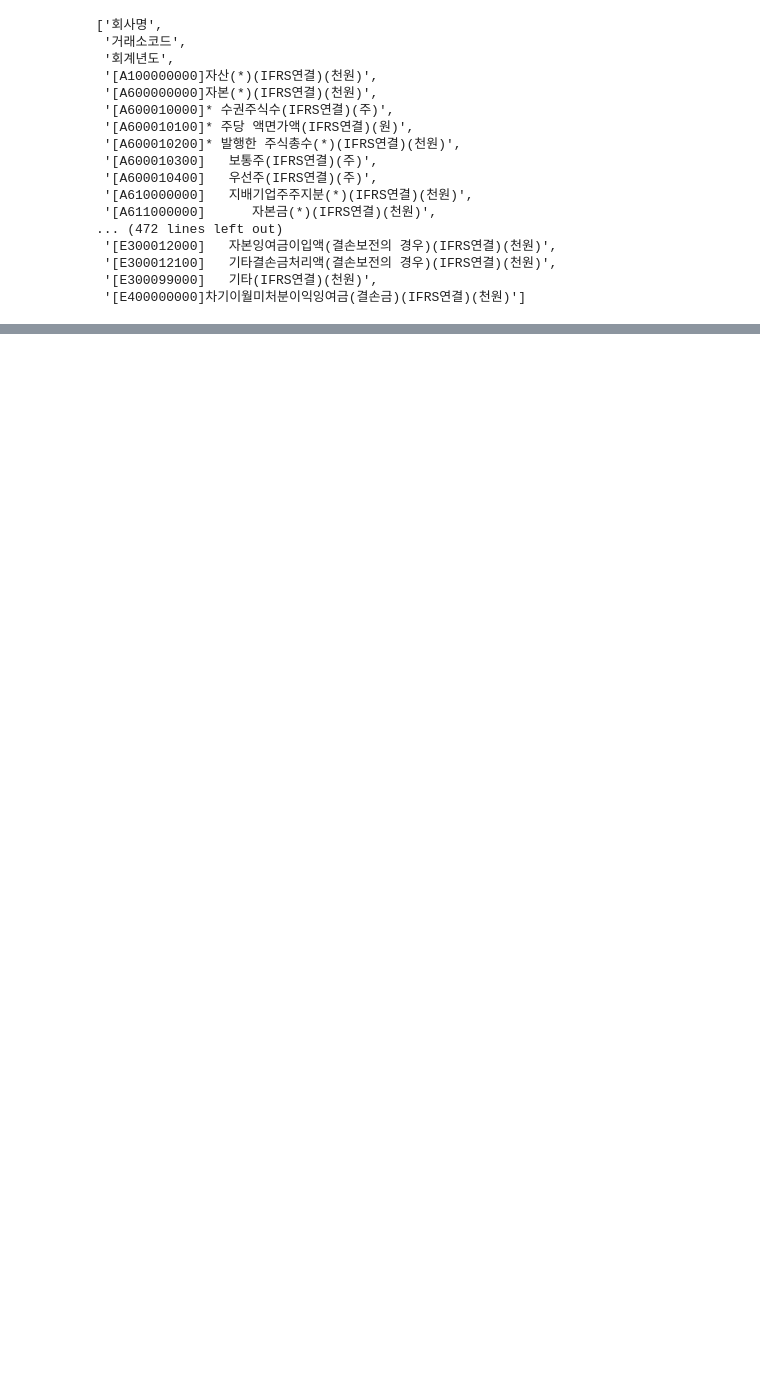
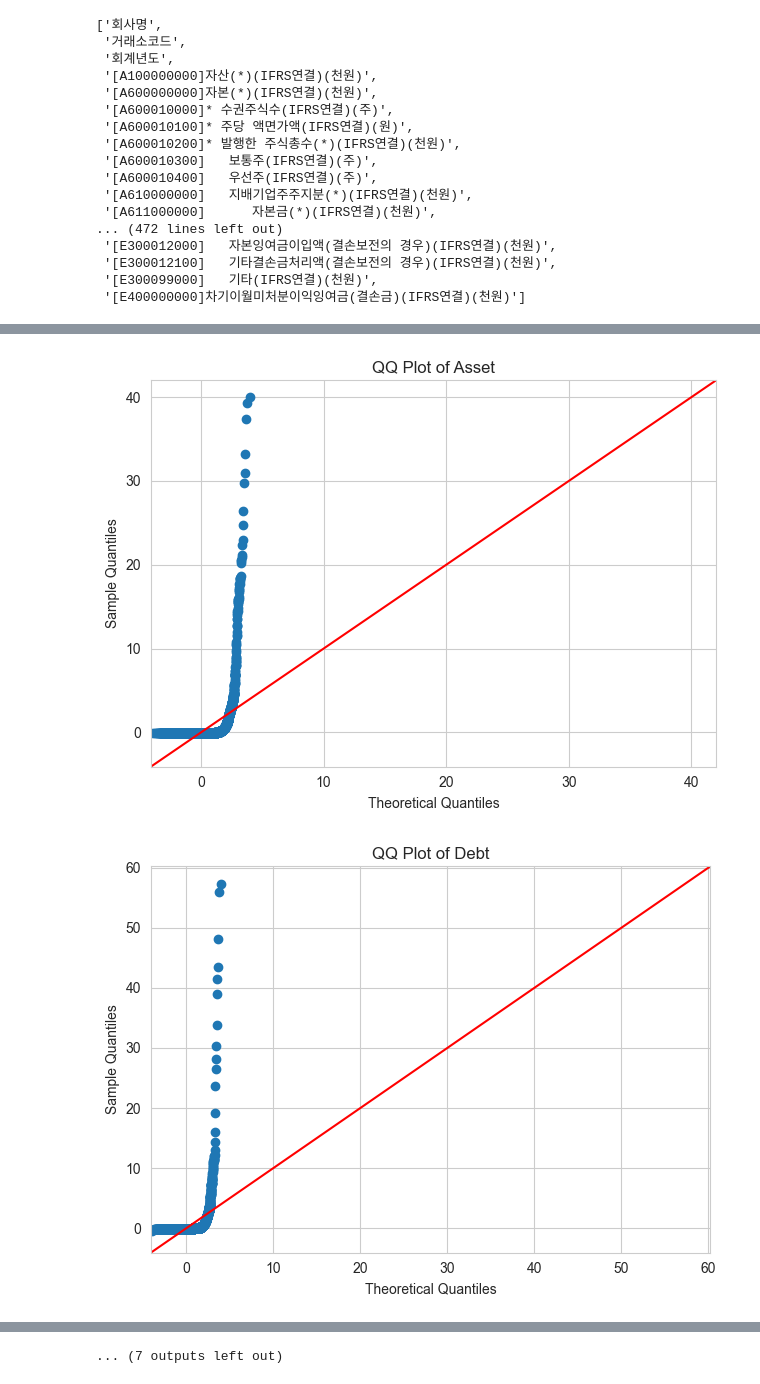
Before and after one commit to Pengi99/P2_Default-invest, a Jupyter notebook: notebooks/jongho.ipynb, the cells around one changed output, grey strips where cells are left out. Drawn from its saved outputs; the diff is of its cells as text; code cells hidden in the pictures; blank space fills up the shorter version.

```diff
--- a/notebooks/jongho.ipynb
+++ b/notebooks/jongho.ipynb
@@ -272,16 +301,0 @@ display(vif_vals.sort_values(ascending=False).head(10))
-# %%
-# 7-1. 포인트-바이시리얼 상관계수
-pb_dict = {
-    col: pointbiserialr(df[col].fillna(0), df[target_col])[0]
-    for col in num_cols
-}
-pb_series = pd.Series(pb_dict, name='point_biserial')
-display(pb_series.sort_values(key=np.abs, ascending=False).head(10))
-
-# 7-2. 변수별 상자그림 (부실 vs 정상)
-plt.figure(figsize=(12,4))
-for i, c in enumerate(num_cols[:3], 1):    # 샘플 3개 변수
-    plt.subplot(1,3,i)
-    sns.boxplot(x=target_col, y=c, data=df)
-    plt.title(c)
-plt.tight_layout(); plt.show()
@@ -297,0 +302,34 @@ plt.title("Class Distribution"); plt.show()
+# %%
+import matplotlib.pyplot as plt
+import seaborn as sns
+import statsmodels.api as sm
+
+# ─────────────────────────────────────────────
+# QQ-Plot: 각 변수별로 화면에 표시
+# ─────────────────────────────────────────────
+for col in df.columns:
+    sm.qqplot(df[col].dropna(), line='45', fit=True)
+    plt.title(f"QQ Plot of {col}")
+    plt.xlabel("Theoretical Quantiles")
+    plt.ylabel("Sample Quantiles")
+    plt.tight_layout()
+    plt.show()
+    plt.close()
+
+# ─────────────────────────────────────────────
+# Scatter: 'Asset' 기준으로 나머지 변수들과 화면에 표시
+# ─────────────────────────────────────────────
+for col in df.columns:
+    if col == 'Asset':
+        continue
+    plt.figure(figsize=(6, 6))
+    sns.scatterplot(x=df['Asset'], y=df[col], alpha=0.6)
+    plt.title(f"Asset vs {col}")
+    plt.xlabel("Asset")
+    plt.ylabel(col)
+    plt.tight_layout()
+    plt.show()
+    plt.close()
+# %% [output]
+[figure, added]
+[figure, added]
@@ -297,0 +346 @@ plt.title("Class Distribution"); plt.show()
+... (7 outputs left out)
```
Also changed, not shown: parts of 22 cells of this notebook, 17 other files.
